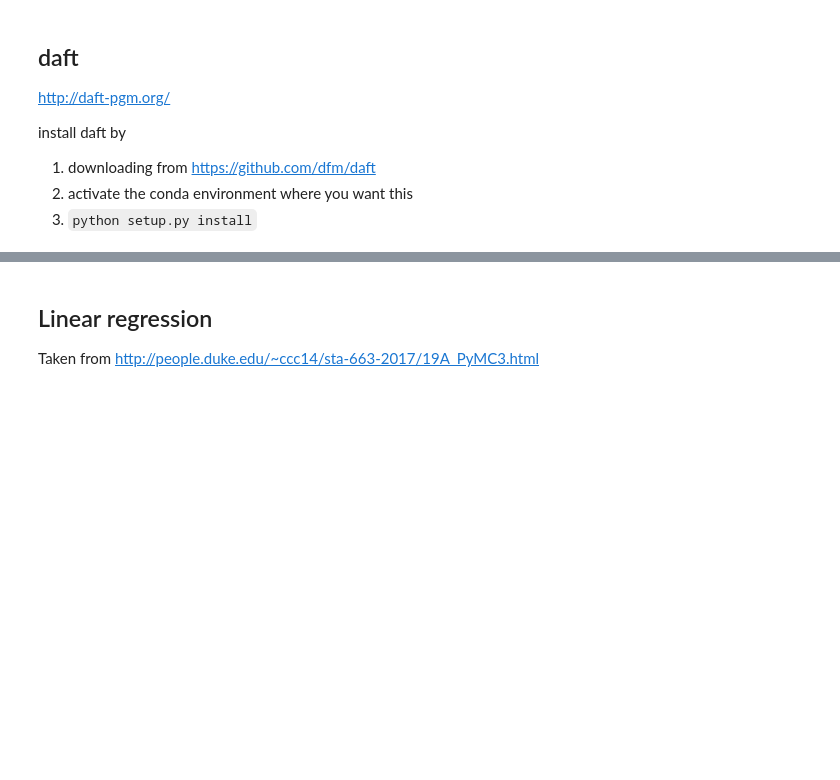
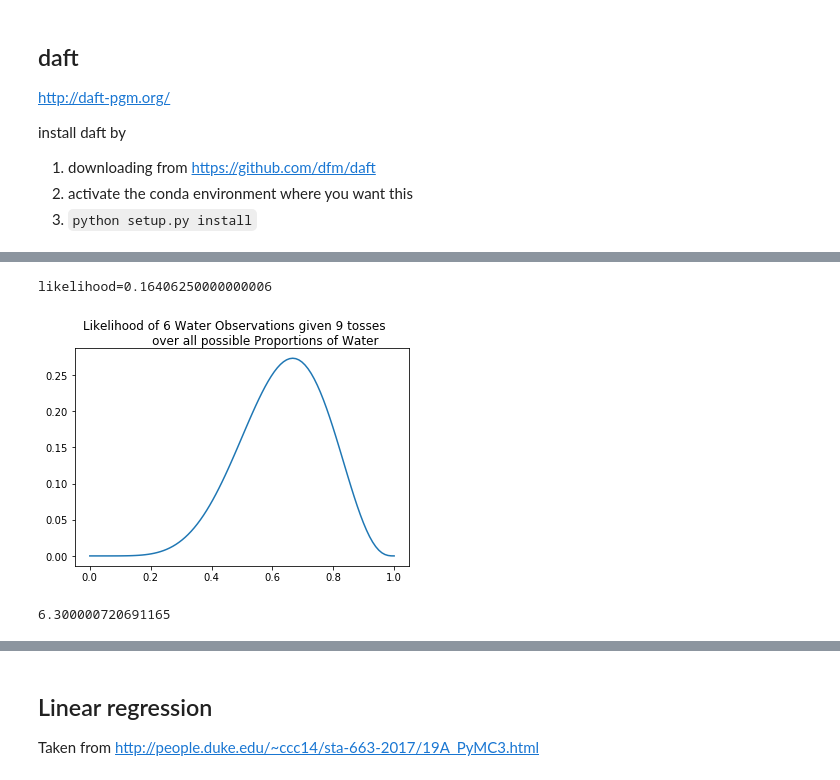
Before and after one commit to NelisW/miscellania, a Jupyter notebook: Bayesian-inference.ipynb, the cells around one changed output, grey strips where cells are left out. Cells and saved outputs as stored; diff of their text form; code cells hidden in the pictures; blank space fills up the shorter version.

```diff
--- a/Bayesian-inference.ipynb
+++ b/Bayesian-inference.ipynb
@@ -12,0 +44,27 @@ install daft by
+# %%
+count_of_water_observation = 6
+count_of_tosses = 9
+likelihood = stats.binom.pmf(k=count_of_water_observation,
+                             n=count_of_tosses, p=.5)
+
+print(f'likelihood={likelihood}')
+# %% [output]
+likelihood=0.16406250000000006
+# %%
+likelihood = stats.binom.pmf(k=count_of_water_observation,
+                             n=count_of_tosses,
+                             p=possible_proportion_of_water)
+fig,ax=plt.subplots()
+ax.plot(possible_proportion_of_water, likelihood)
+fig.suptitle("Likelihood of 6 Water Observations given 9 tosses \n \
+              over all possible Proportions of Water")
+plt.savefig('bayesglos02.pdf')
+# %% [output]
+[figure, added]
+# %%
+# Marginal Likelihood in Grid Search formulation
+numerator  = possible_proportion_of_water * likelihood
+denominator = sum(numerator)
+denominator
+# %% [output]
+6.300000720691165
```
Also changed, not shown: parts of 6 cells of this notebook, 2 other files.
